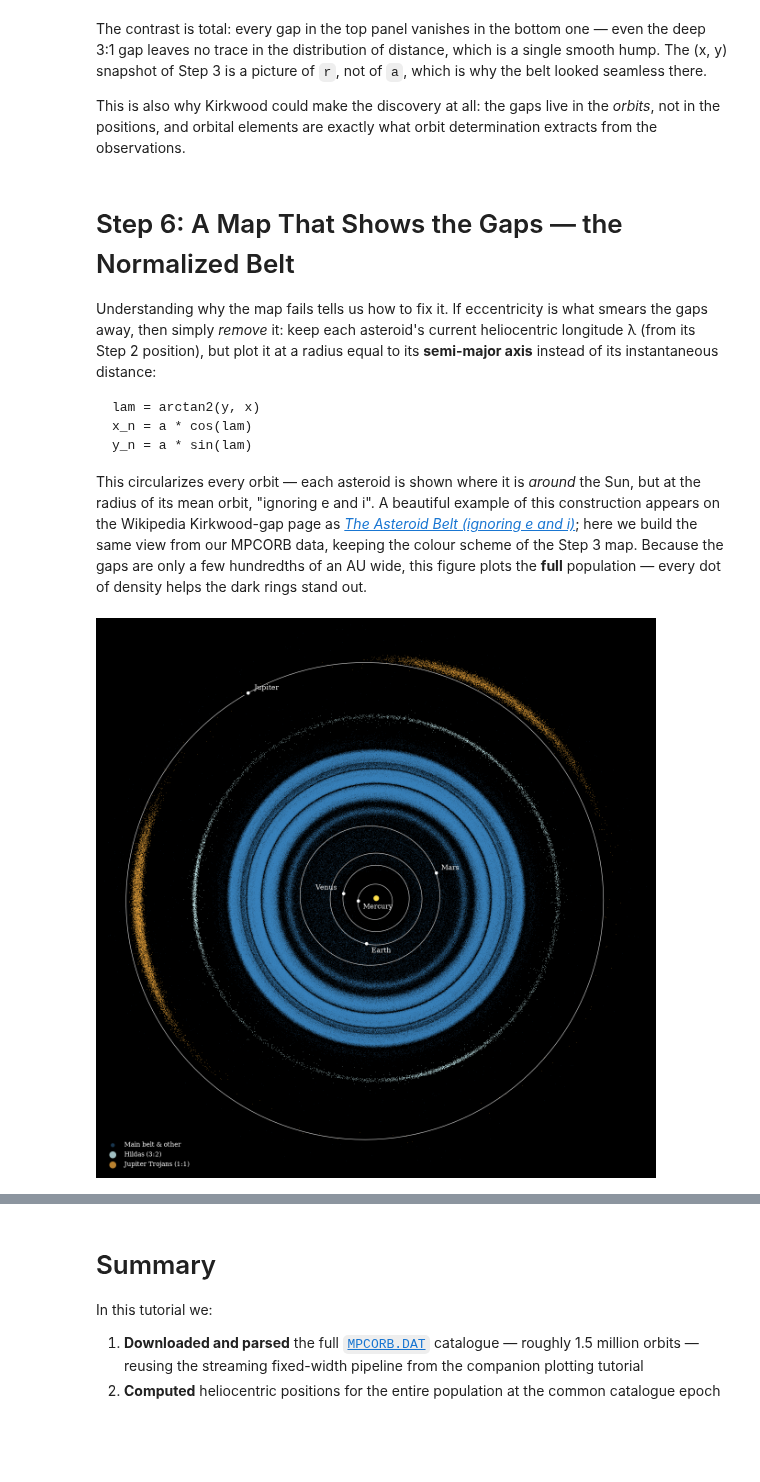
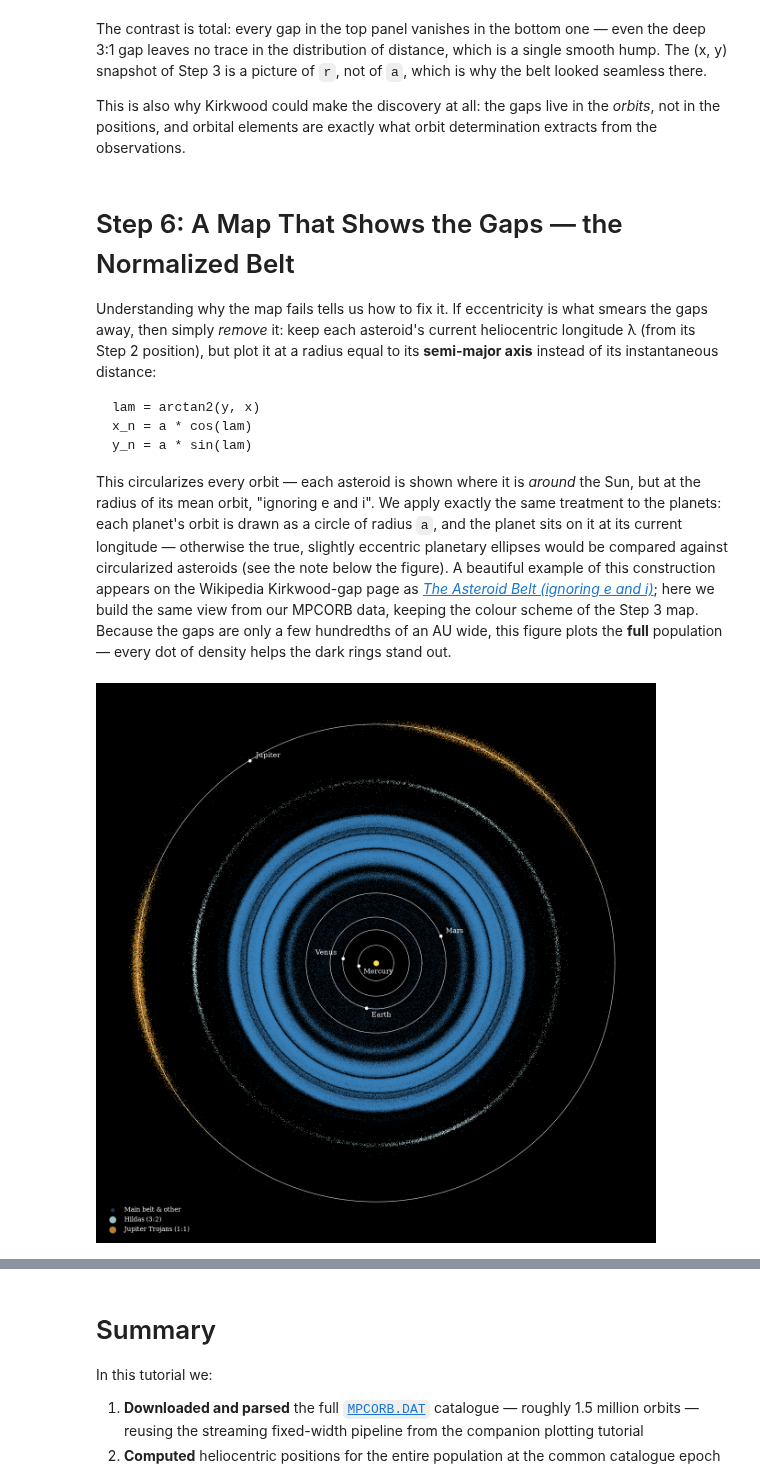
Before and after one commit to Smithsonian/mpc-public, a Jupyter notebook: docs-public/docs/tutorials/notebooks/mpc_tutorial_orbit_kirkwood.ipynb, the cells around one changed output, grey strips where cells are left out. Saved outputs shown, nothing was run; the diff lists cells and outputs as text; code cells hidden in the pictures; blank space fills up the shorter version.

````diff
--- a/docs-public/docs/tutorials/notebooks/mpc_tutorial_orbit_kirkwood.ipynb
+++ b/docs-public/docs/tutorials/notebooks/mpc_tutorial_orbit_kirkwood.ipynb
@@ -348,7 +348,7 @@ x_n = a * cos(lam)
 y_n = a * sin(lam)
 ```
 
-This circularizes every orbit — each asteroid is shown where it is *around* the Sun, but at the radius of its mean orbit, "ignoring e and i". A beautiful example of this construction appears on the Wikipedia Kirkwood-gap page as [*The Asteroid Belt (ignoring e and i)*](https://en.wikipedia.org/wiki/Kirkwood_gap#/media/File:Asteroid_belt_normalized_2026-05-15.png); here we build the same view from our MPCORB data, keeping the colour scheme of the Step 3 map. Because the gaps are only a few hundredths of an AU wide, this figure plots the **full** population — every dot of density helps the dark rings stand out.
+This circularizes every orbit — each asteroid is shown where it is *around* the Sun, but at the radius of its mean orbit, "ignoring e and i". We apply exactly the same treatment to the planets: each planet's orbit is drawn as a circle of radius `a`, and the planet sits on it at its current longitude — otherwise the true, slightly eccentric planetary ellipses would be compared against circularized asteroids (see the note below the figure). A beautiful example of this construction appears on the Wikipedia Kirkwood-gap page as [*The Asteroid Belt (ignoring e and i)*](https://en.wikipedia.org/wiki/Kirkwood_gap#/media/File:Asteroid_belt_normalized_2026-05-15.png); here we build the same view from our MPCORB data, keeping the colour scheme of the Step 3 map. Because the gaps are only a few hundredths of an AU wide, this figure plots the **full** population — every dot of density helps the dark rings stand out.
 # %%
 # Normalize: radius = semi-major axis, angle = current heliocentric longitude
 lam = np.arctan2(y, x)
@@ -359,39 +359,48 @@ fig, ax = plt.subplots(figsize=(12, 12), dpi=100)
 fig.patch.set_facecolor("black")
 ax.set_facecolor("black")
 
 # One dot per asteroid -- the FULL population, coloured as in Step 3
 is_hilda_full = (a >= 3.7) & (a <= 4.2)
 is_trojan_full = (a >= 5.0) & (a <= 5.4)
 is_belt_full = ~(is_hilda_full | is_trojan_full)
 ax.scatter(x_n[is_belt_full], y_n[is_belt_full], s=0.2, color="#3f89c4",
            alpha=0.4, lw=0, zorder=2, label="Main belt & other")
 ax.scatter(x_n[is_hilda_full], y_n[is_hilda_full], s=0.6, color="#c9f0f4",
            alpha=0.8, lw=0, zorder=3, label="Hildas (3:2)")
 ax.scatter(x_n[is_trojan_full], y_n[is_trojan_full], s=0.6, color="#e8a23c",
            alpha=0.8, lw=0, zorder=3, label="Jupiter Trojans (1:1)")
 ax.legend(loc="lower left", fontsize=10, framealpha=0, markerscale=14,
           labelcolor="white", prop={"family": "serif"})
 
-# Planet orbits, positions, and labels (reusing the Step 3 simulation)
+# Planet orbits, positions, and labels (reusing the Step 3 simulation),
+# normalized the SAME way as the asteroids: a circle of radius a, with the planet
+# on it at its current heliocentric longitude. (Drawing the true ellipses here
+# instead would mix conventions: Jupiter's e = 0.049 puts its real orbit anywhere
+# from 4.95 to 5.46 AU around the circumference, so the two Trojan clouds --
+# plotted at a ~ 5.2 AU -- would appear on opposite sides of it.)
+theta = np.linspace(0, 2 * np.pi, 300)
 for i, name in enumerate(["Mercury", "Venus", "Earth", "Mars", "Jupiter"], start=1):
     p = sim_belt.particles[i]
-    pts = np.array(p.sample_orbit(Npts=300, primary=sun_belt))
-    ax.plot(pts[:, 0], pts[:, 1], color="white", lw=0.9, alpha=0.8, zorder=4)
-    ax.scatter([p.x - sun_belt.x], [p.y - sun_belt.y], s=18, color="white", zorder=5)
-    ax.annotate(name, (p.x - sun_belt.x, p.y - sun_belt.y),
+    a_p = p.orbit(primary=sun_belt).a
+    lam_p = np.arctan2(p.y - sun_belt.y, p.x - sun_belt.x)
+    x_p, y_p = a_p * np.cos(lam_p), a_p * np.sin(lam_p)
+    ax.plot(a_p * np.cos(theta), a_p * np.sin(theta), color="white", lw=0.9,
+            alpha=0.8, zorder=4)
+    ax.scatter([x_p], [y_p], s=18, color="white", zorder=5)
+    ax.annotate(name, (x_p, y_p),
                 textcoords="offset points", xytext=label_offsets[name],
                 ha="right" if name == "Venus" else "left",
                 fontsize=11, color="white", family="serif", zorder=6)
 
 ax.scatter([0], [0], s=60, color="#ffe14d", zorder=5)   # the Sun
 ax.set_xlim(-6, 6)
 ax.set_ylim(-6, 6)
 ax.set_aspect("equal")
 ax.axis("off")
 fig.subplots_adjust(left=0, right=1, top=1, bottom=0)
 plt.show()
 # %% [output]
-[figure, old version]
+[figure, new version]
 # %% [markdown]
 ### Reading the figure
 
````
Also changed, not shown: parts of 1 cell of this notebook, 1 other file.
